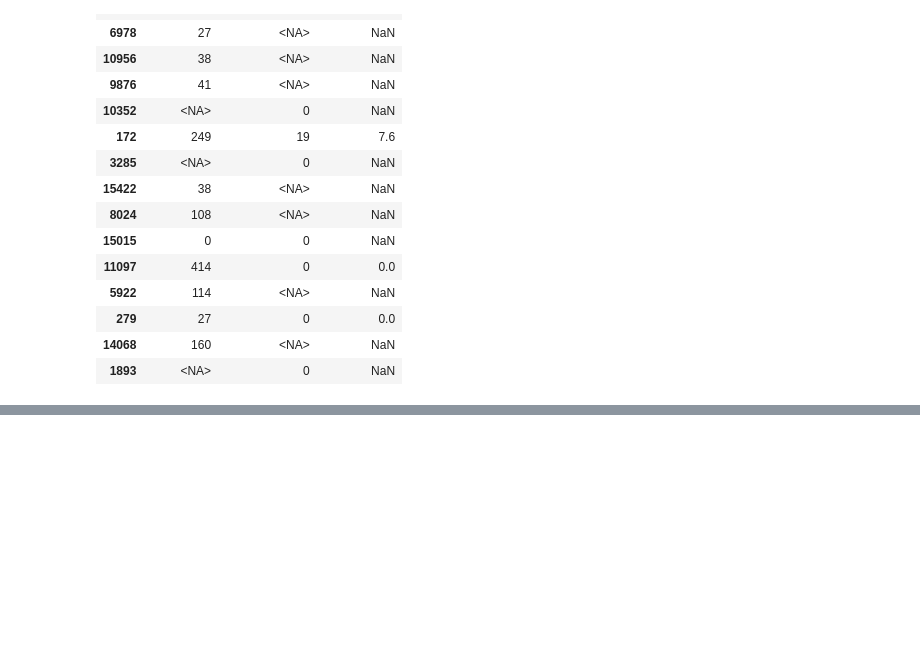
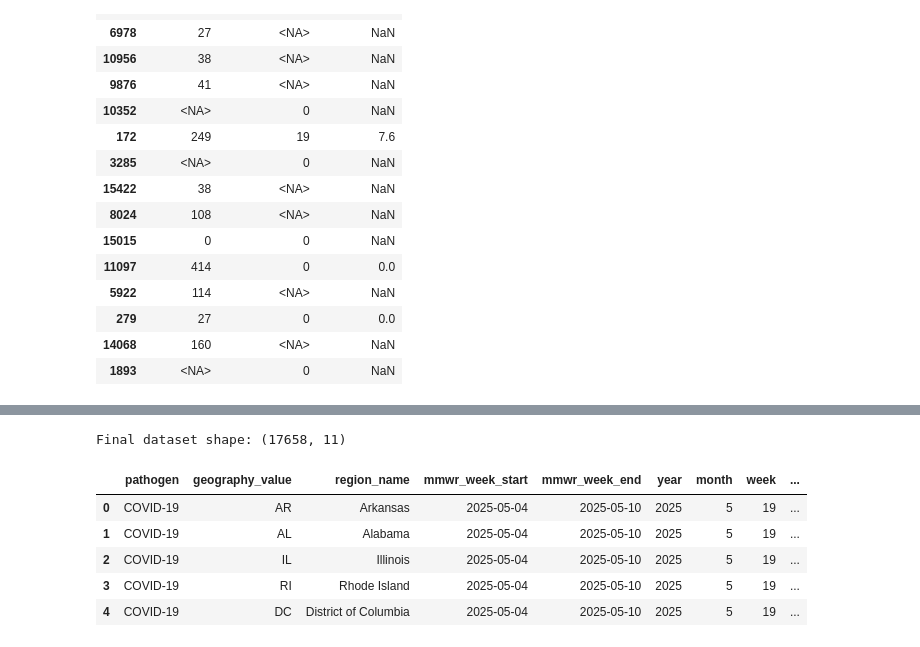
Before and after one commit to dlrakdenizz/respiratory-virus-data-analysis, a Jupyter notebook: data_preparation.ipynb, the cells around one changed output, grey strips where cells are left out. Drawn from its saved outputs; the diff is of its cells as text; code cells hidden in the pictures; blank space fills up the shorter version.

```diff
--- a/data_preparation.ipynb
+++ b/data_preparation.ipynb
@@ -672,0 +819,29 @@ dtype: int64
+# %%
+# Arrange columns in a clear order
+final_columns = [
+    "pathogen",
+    "geography_value",
+    "region_name",
+    "mmwr_week_start",
+    "mmwr_week_end",
+    "year",
+    "month",
+    "week",
+    "test_count",
+    "positive_count",
+    "percent_pos"
+]
+
+final_df = clean_df[final_columns].copy()
+
+print("Final dataset shape:", final_df.shape)
+
+final_df.head()
+# %% [output]
+Final dataset shape: (17658, 11)
+|  | pathogen | geography_value | region_name | mmwr_week_start | mmwr_week_end | year | month | week | ... |
+| 0 | COVID-19 | AR | Arkansas | 2025-05-04 | 2025-05-10 | 2025 | 5 | 19 | ... |
+| 1 | COVID-19 | AL | Alabama | 2025-05-04 | 2025-05-10 | 2025 | 5 | 19 | ... |
+| 2 | COVID-19 | IL | Illinois | 2025-05-04 | 2025-05-10 | 2025 | 5 | 19 | ... |
+| 3 | COVID-19 | RI | Rhode Island | 2025-05-04 | 2025-05-10 | 2025 | 5 | 19 | ... |
+| 4 | COVID-19 | DC | District of Columbia | 2025-05-04 | 2025-05-10 | 2025 | 5 | 19 | ... |
```
Also changed, not shown: parts of 7 cells of this notebook.
